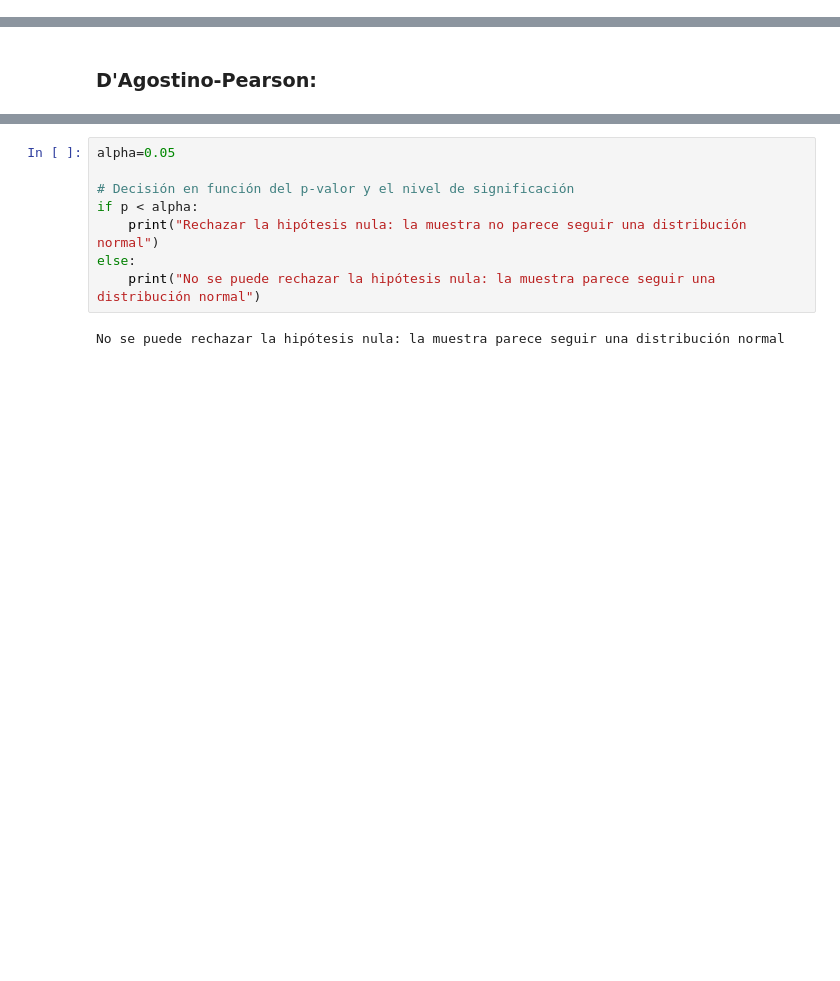
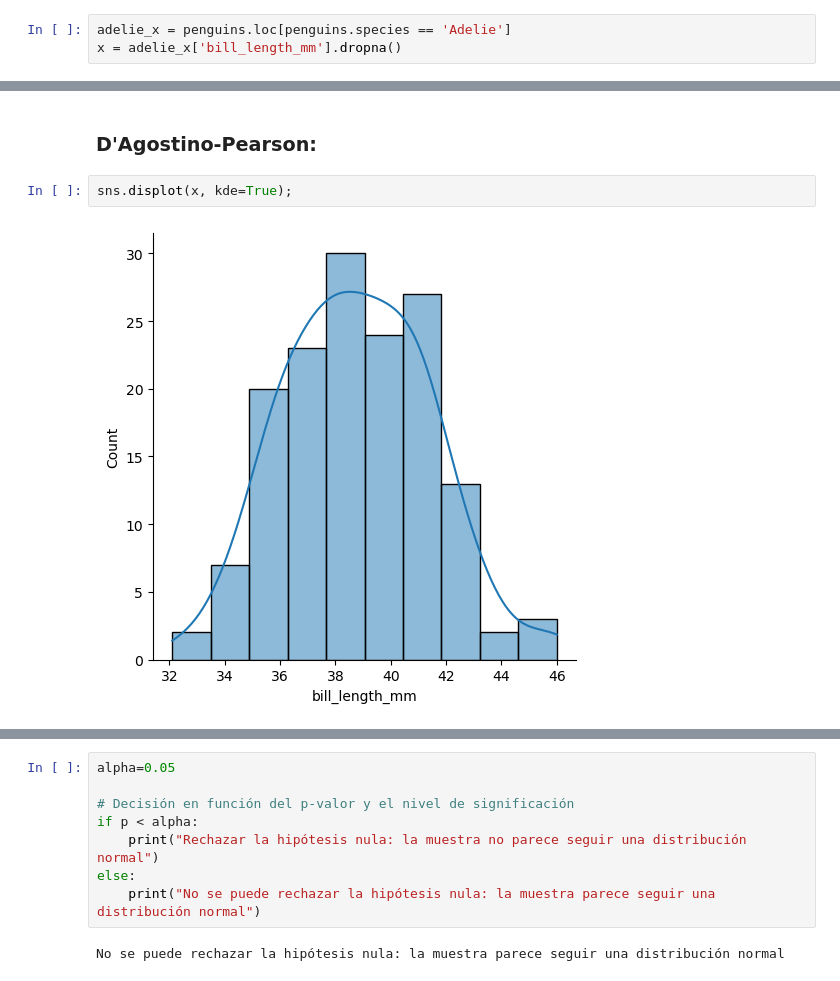
Before and after one commit to mcarlagg17/TBDS-StatisticalAnalysis_HypothesisTests, a Jupyter notebook: 2_Verificaciones-muestra.ipynb, the cells around one changed output, grey strips where cells are left out. Saved outputs shown, nothing was run; the diff lists cells and outputs as text; blank space fills up the shorter version.

```diff
--- a/2_Verificaciones-muestra.ipynb
+++ b/2_Verificaciones-muestra.ipynb
@@ -67,5 +77,8 @@ No se puede rechazar la hipótesis nula: la muestra parece seguir una distribuci
 # %% [markdown]
 ### Kolmogorov-Smirnov:
+# %%
+adelie_x = penguins.loc[penguins.species == 'Adelie']
+x = adelie_x['bill_length_mm'].dropna()
 # %%
 # Test de normalidad de Kolmogorov-Smirnov
 stat, p = stats.kstest(x, 'norm')
@@ -87,5 +103,9 @@ Rechazar la hipótesis nula: la muestra no parece seguir una distribución norma
 # %% [markdown]
 ### D'Agostino-Pearson:
+# %%
+sns.displot(x, kde=True);
+# %% [output]
+[figure, added]
 # %%
 # Test de normalidad de D'Agostino-Pearson
 stat, p = stats.normaltest(x)
```
Also changed, not shown: parts of 42 cells of this notebook, 1 other file.
